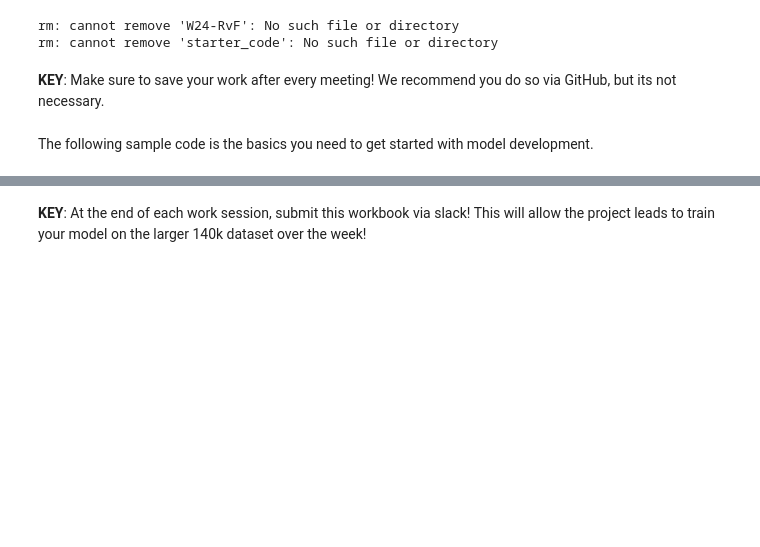
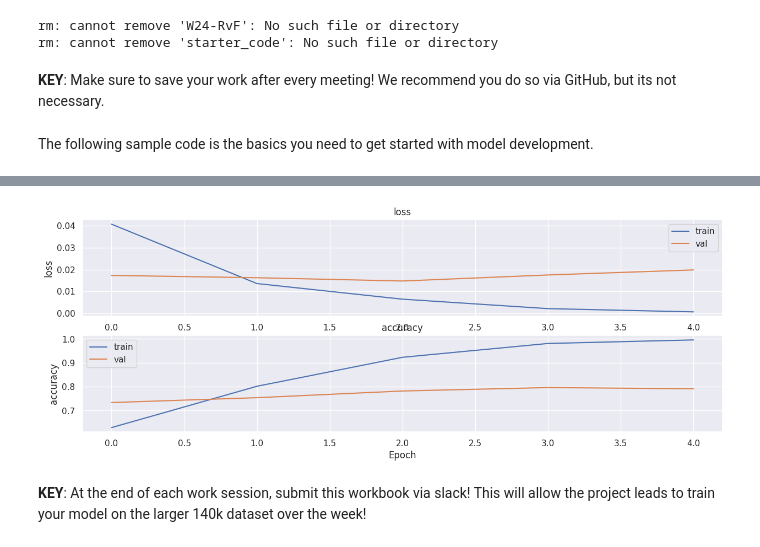
Before and after one commit to MichiganDataScienceTeam/W24-RvF, a Jupyter notebook: submission/workbook.ipynb, the cells around one changed output, grey strips where cells are left out. Saved outputs shown, nothing was run; the diff lists cells and outputs as text; code cells hidden in the pictures; blank space fills up the shorter version.

```diff
--- a/submission/workbook.ipynb
+++ b/submission/workbook.ipynb
@@ -49,7 +49,7 @@ import torchvision.transforms.v2 as v2
 from starter_code.dataset import RvFDataset, get_loaders
 from starter_code.train import train_model, plot_performance, load_model
 # %%
-train_dataset = RvFDataset("train", data_directory = "data/rvf5k")
+train_dataset = RvFDataset("train", data_directory = "data/rvf10k")
 # %%
 mean = torch.zeros((3,))
 variance = torch.zeros((3,))
@@ -113,7 +113,7 @@ class Model(torch.nn.Module):
       self.batchnorm = torch.nn.BatchNorm2d(num_features = 4)
       self.padding = torch.nn.ZeroPad2d(padding = 2)
       self.conv1 = torch.nn.Conv2d(in_channels = 4, out_channels = 16, kernel_size = 3, stride = 1)
-      self.dropout = torch.nn.Dropout(p = 0.05)
+      self.dropout = torch.nn.Dropout(p = 0.10)
       self.conv2 = torch.nn.Conv2d(in_channels = 16, out_channels = 128, kernel_size = 3, stride = 1)
       self.pool = torch.nn.MaxPool2d(kernel_size = 2, stride = 2)
       self.relu = torch.nn.ReLU()
@@ -121,10 +121,10 @@ class Model(torch.nn.Module):
       self.fc = torch.nn.Linear(540800, 10)
 
     def forward(self, x):
-      b1 = self.batchnorm(x)
-      pa1 = self.padding(b1)
+      pa1 = self.padding(x)
+      b1 = self.batchnorm(pa1)
 
-      z1 = self.conv1(pa1)
+      z1 = self.conv1(b1)
       d1 = self.dropout(z1)
       h1 = self.relu(d1)
       p1 = self.pool(h1)
@@ -141,10 +141,10 @@ class Model(torch.nn.Module):
 
       return z
 # %%
-train_loader, val_loader = get_loaders(preprocessor = preprocess, data_directory = "data/rvf5k")
+train_loader, val_loader = get_loaders(preprocessor = preprocess, data_directory = "data/rvf10k")
 
 model = Model()
-optimizer = torch.optim.Adam(model.parameters(), lr = 5e-3) # TODO: Change the optimizer to explore different options
+optimizer = torch.optim.Adam(model.parameters(), lr = 5e-4) # TODO: Change the optimizer to explore different options
 criterion = torch.nn.CrossEntropyLoss() # TODO: Change the criterion to explore different options
 
 history = train_model(model, criterion, optimizer, train_loader, val_loader, epochs = 5)
@@ -152,3 +152,4 @@ plot_performance(history)
 
 # Load the model from the training run
 load_model(model, "checkpoints", 4) # change epoch from 0 to something else
+# %% [output]
@@ -155,2 +161,3 @@ load_model(model, "checkpoints", 4) # change epoch from 0 to something else
+[figure, added]
 # %% [markdown]
 **KEY**: At the end of each work session, submit this workbook via slack! This will allow the project leads to train your model on the larger 140k dataset over the week!
```
Also changed, not shown: parts of 2 cells of this notebook.
